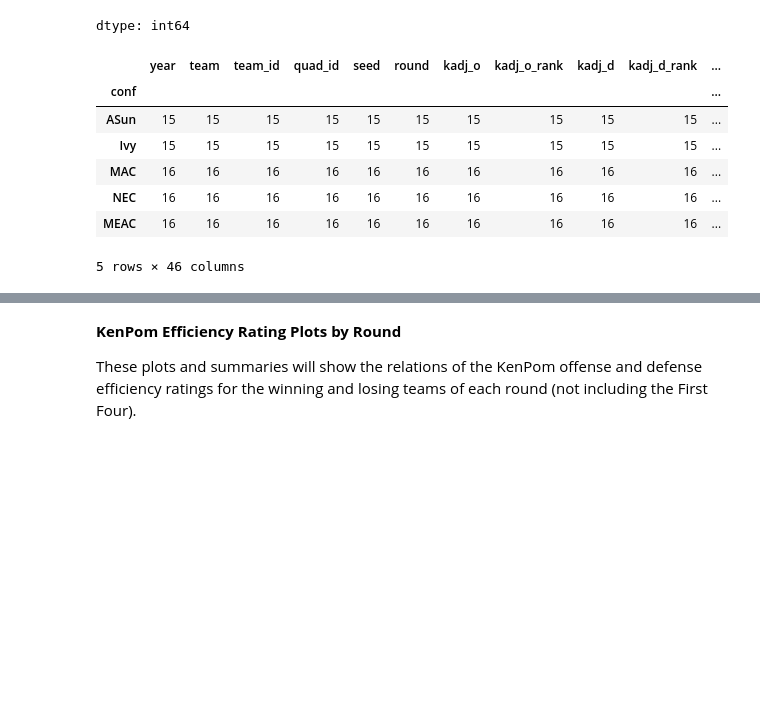
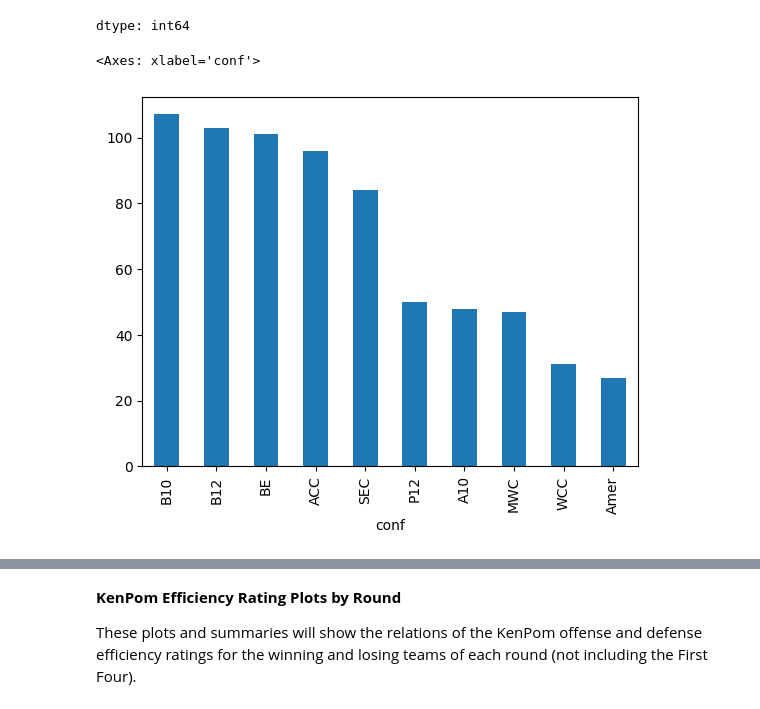
Before and after one commit to baywigg/DS3001Group, a Jupyter notebook: part_one.ipynb, the cells around one changed output, grey strips where cells are left out. Cells and saved outputs as stored; diff of their text form; code cells hidden in the pictures; blank space fills up the shorter version.

```diff
--- a/part_one.ipynb
+++ b/part_one.ipynb
@@ -97,7 +97,8 @@ df
 # %% [markdown]
 Top 10 conferences that have had the most bids in the NCAA tournament. Each conference sends at least one team to the tournament every year, some conferences get to send more based on the strength of the teams in the conference.
 # %%
-df['conf'].value_counts().head(10)
+conf_count_df = df['conf'].value_counts().head(10)
+conf_count_df
 # %% [output]
 |  | count |
 | conf |  |
@@ -112,14 +113,8 @@ df['conf'].value_counts().head(10)
 | WCC | 31 |
 | Amer | 27 |
 dtype: int64
-# %%
-df.groupby('conf').count().sort_values(by = 'team', ascending = False).()
-# %% [output]
-|  | year | team | team_id | quad_id | seed | round | kadj_o | kadj_o_rank | kadj_d | kadj_d_rank | ... |
-| conf |  |  |  |  |  |  |  |  |  |  | ... |
-| ASun | 15 | 15 | 15 | 15 | 15 | 15 | 15 | 15 | 15 | 15 | ... |
-| Ivy | 15 | 15 | 15 | 15 | 15 | 15 | 15 | 15 | 15 | 15 | ... |
-| MAC | 16 | 16 | 16 | 16 | 16 | 16 | 16 | 16 | 16 | 16 | ... |
-| NEC | 16 | 16 | 16 | 16 | 16 | 16 | 16 | 16 | 16 | 16 | ... |
-| MEAC | 16 | 16 | 16 | 16 | 16 | 16 | 16 | 16 | 16 | 16 | ... |
-5 rows × 46 columns
+# %%
+conf_count_df.plot.bar(x = 'conf', y = 'count')
+# %% [output]
+<Axes: xlabel='conf'>
+[figure, added]
```
Also changed, not shown: parts of 6 cells of this notebook.
